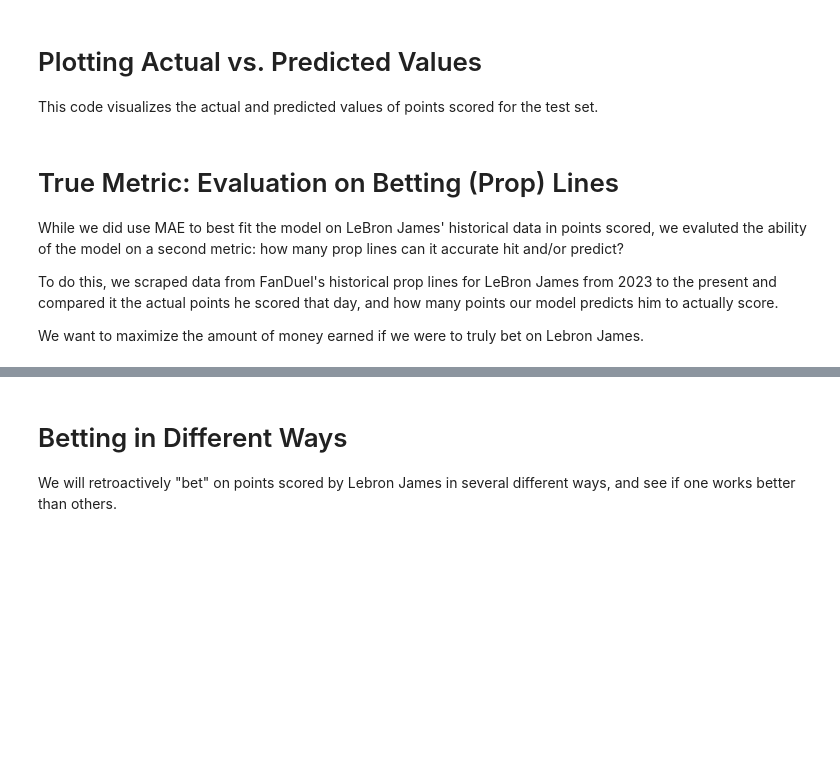
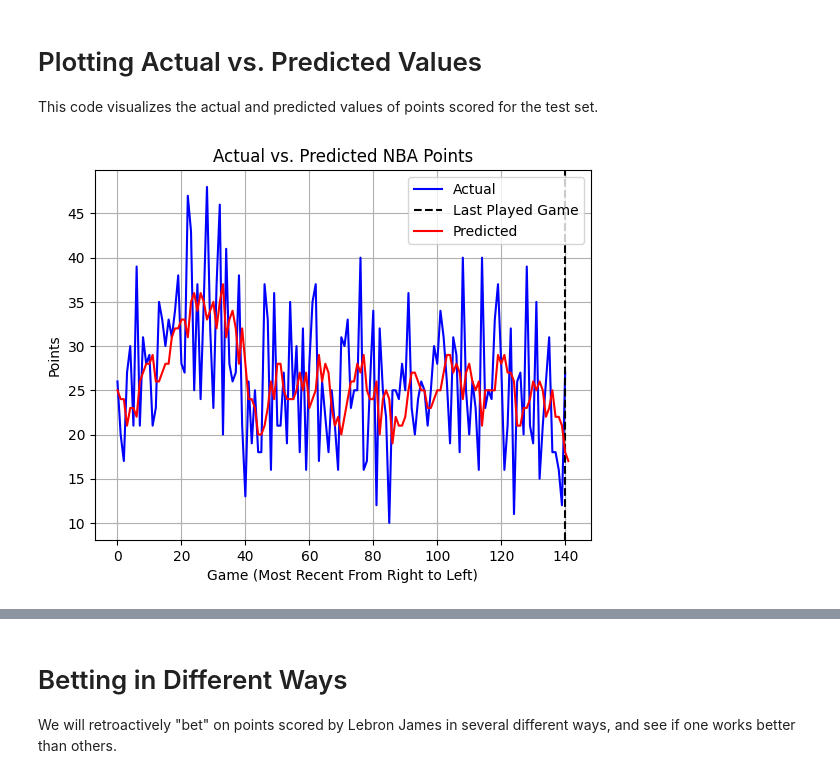
Before and after one commit to jwu04/LSTM-Project, a Jupyter notebook: LSTM.ipynb, the cells around one changed output, grey strips where cells are left out. Saved outputs shown, nothing was run; the diff lists cells and outputs as text; code cells hidden in the pictures; blank space fills up the shorter version.

```diff
--- a/LSTM.ipynb
+++ b/LSTM.ipynb
@@ -54,8 +64,8 @@ def fetch_files(DIRECTORY="LeBron James Game Logs"):
     df = pd.concat([pd.read_csv(file) for file in csv_files], ignore_index=True)
     return df
 
-df = fetch_files()
-df
+df_uncleaned = fetch_files()
+df_uncleaned
 # %% [output]
 |  | Rk | G | Date | Age | Tm | Unnamed: 5 | Opp | Unnamed: 7 | GS | MP | ... |
 | 0 | 1 | 1.0 | 10/29/2003 | 18-303 | CLE | @ | SAC | L (-14) | 1 | 42:50:00 | ... |
@@ -77,15 +87,12 @@ This code renames two in the game log DataFrame for better readability.
 
 1. Renames the columns `'Unnamed: 5'` and `'Unnamed: 7'` to `'Location'` and `'Score Differential'`, respectively.
 # %%
-# Retain the original df before editing
-original_df = df.copy()
-
 def df_rename(df):
     df = df.rename(columns={'Unnamed: 5': 'Location', 'Unnamed: 7': 'Score Differential'})
     return df
 
-df = df_rename(df)
-df.columns.values
+df_renamed = df_rename(df_uncleaned.copy())
+df_renamed.columns.values
 # %% [output]
 array(['Rk', 'G', 'Date', 'Age', 'Tm', 'Location', 'Opp',
        'Score Differential', 'GS', 'MP', 'FG', 'FGA', 'FG%', '3P', '3PA',
@@ -143,8 +150,8 @@ def cleansing(df):
     df = df.astype(float)
     return df
 
-df = cleansing(df)
-df
+df_cleaned = cleansing(df_renamed.copy())
+df_cleaned
 # %% [output]
 |  | Age | Tm | Location | Opp | PTS | Day | Month | Year |
 | 0 | 18.830137 | 6.0 | 1.0 | 26.0 | 25.0 | 29.0 | 10.0 | 2003.0 |
@@ -203,4 +210,4 @@ def split_train_test(df, window, year_limit):
 
     return trainX, testX, trainY, testY, scaler
 
-trainX, testX, trainY, testY, scaler = split_train_test(df, WINDOW, YEAR_LIMIT)
+trainX, testX, trainY, testY, scaler = split_train_test(df_cleaned.copy(), WINDOW, YEAR_LIMIT)
@@ -474,7 +399,14 @@ plt.show()
-# %% [markdown]
-# True Metric: Evaluation on Betting (Prop) Lines
-While we did use MAE to best fit the model on LeBron James' historical data in points scored, we evaluted the ability of the model on a second metric: how many prop lines can it accurate hit and/or predict?
-
-To do this, we scraped data from FanDuel's historical prop lines for LeBron James from 2023 to the present and compared it the actual points he scored that day, and how many points our model predicts him to actually score.
-
-We want to maximize the amount of money earned if we were to truly bet on Lebron James.
+# %%
+plt.plot(actual[:recent_game+1], label='Actual', color='blue')
+plt.axvline(x=recent_game, color='black', linestyle='--', label='Last Played Game')
+plt.plot(predictions[:recent_game+2], label='Predicted', color='red')
+
+plt.title('Actual vs. Predicted NBA Points')
+plt.xlabel('Game (Most Recent From Right to Left)')
+plt.ylabel('Points')
+plt.legend(loc='upper right')
+plt.grid(True)
+
+plt.show()
+# %% [output]
+[figure, added]
```
Also changed, not shown: parts of 16 cells of this notebook.
